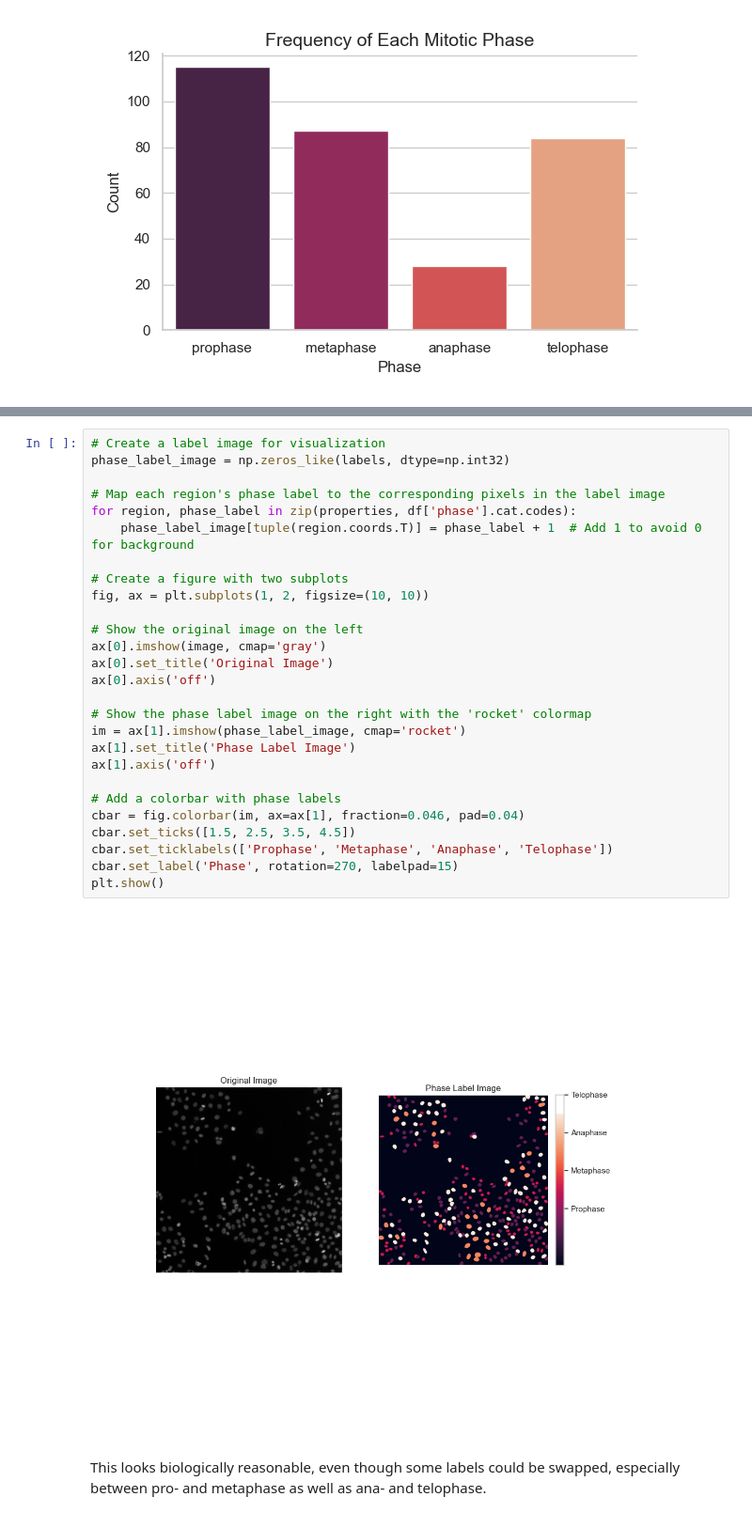
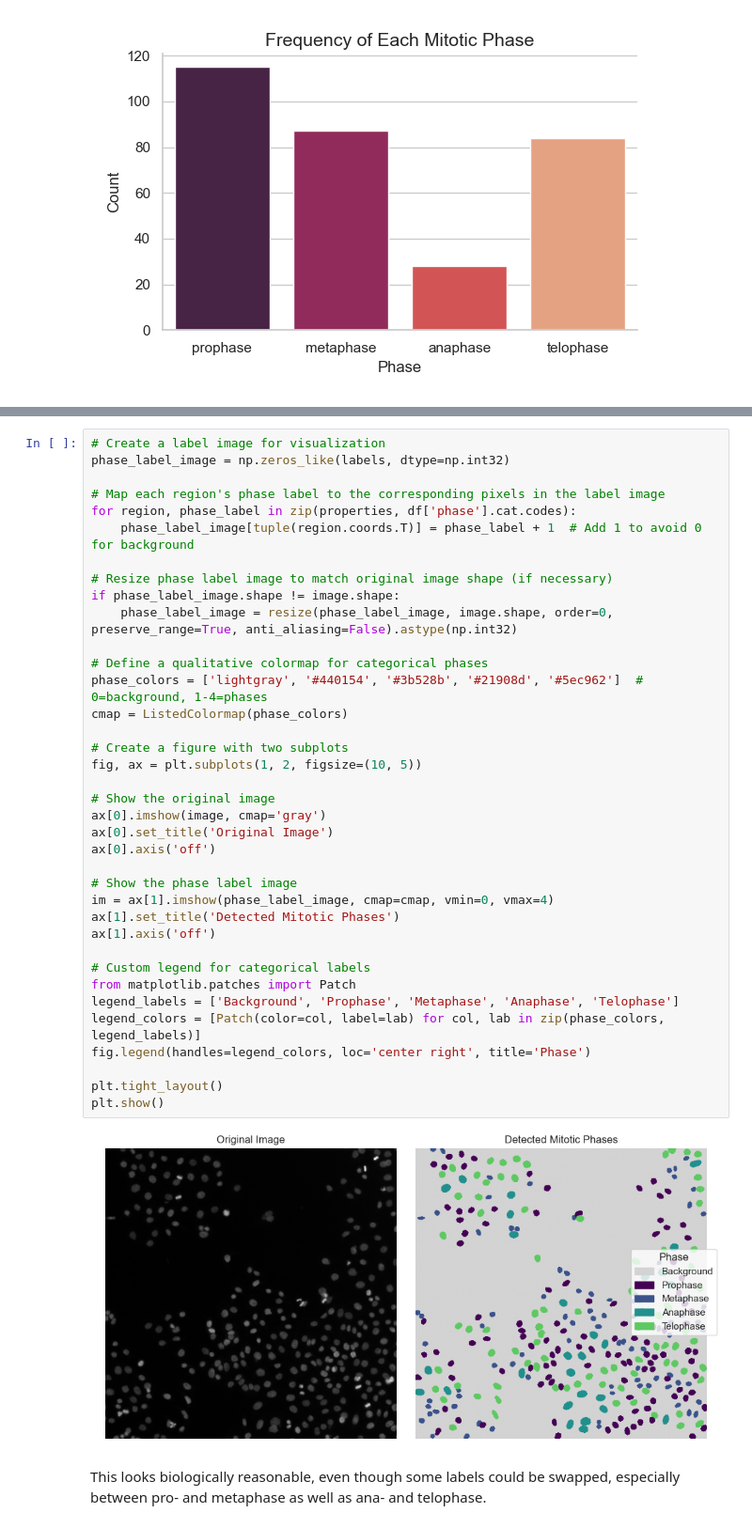
Before and after one commit to marabuuu/rse-lab, a Jupyter notebook: notebooks/RSE_assignment.ipynb, the cells around one changed output, grey strips where cells are left out. Shown at 94% size. Drawn from its saved outputs; the diff is of its cells as text.

```diff
--- a/notebooks/RSE_assignment.ipynb
+++ b/notebooks/RSE_assignment.ipynb
@@ -414,32 +437,42 @@ Now, it would still be very interesting to see the spatial distribution of the d
 # %%
 # Create a label image for visualization
 phase_label_image = np.zeros_like(labels, dtype=np.int32)
 
 # Map each region's phase label to the corresponding pixels in the label image
 for region, phase_label in zip(properties, df['phase'].cat.codes):
     phase_label_image[tuple(region.coords.T)] = phase_label + 1  # Add 1 to avoid 0 for background
 
+# Resize phase label image to match original image shape (if necessary)
+if phase_label_image.shape != image.shape:
+    phase_label_image = resize(phase_label_image, image.shape, order=0, preserve_range=True, anti_aliasing=False).astype(np.int32)
+
+# Define a qualitative colormap for categorical phases
+phase_colors = ['lightgray', '#440154', '#3b528b', '#21908d', '#5ec962']  # 0=background, 1-4=phases
+cmap = ListedColormap(phase_colors)
+
 # Create a figure with two subplots
-fig, ax = plt.subplots(1, 2, figsize=(10, 10))
+fig, ax = plt.subplots(1, 2, figsize=(10, 5))
 
-# Show the original image on the left
+# Show the original image
 ax[0].imshow(image, cmap='gray')
 ax[0].set_title('Original Image')
 ax[0].axis('off')
 
-# Show the phase label image on the right with the 'rocket' colormap
-im = ax[1].imshow(phase_label_image, cmap='rocket')
-ax[1].set_title('Phase Label Image')
+# Show the phase label image
+im = ax[1].imshow(phase_label_image, cmap=cmap, vmin=0, vmax=4)
+ax[1].set_title('Detected Mitotic Phases')
 ax[1].axis('off')
 
-# Add a colorbar with phase labels
-cbar = fig.colorbar(im, ax=ax[1], fraction=0.046, pad=0.04)
-cbar.set_ticks([1.5, 2.5, 3.5, 4.5])
-cbar.set_ticklabels(['Prophase', 'Metaphase', 'Anaphase', 'Telophase'])
-cbar.set_label('Phase', rotation=270, labelpad=15)
+# Custom legend for categorical labels
+from matplotlib.patches import Patch
+legend_labels = ['Background', 'Prophase', 'Metaphase', 'Anaphase', 'Telophase']
+legend_colors = [Patch(color=col, label=lab) for col, lab in zip(phase_colors, legend_labels)]
+fig.legend(handles=legend_colors, loc='center right', title='Phase')
+
+plt.tight_layout()
 plt.show()
 # %% [output]
-[figure, old version]
+[figure, new version]
 # %% [markdown]
 This looks biologically reasonable, even though some labels could be swapped, especially between pro- and metaphase as well as ana- and telophase.
 # %% [markdown]
```
Also changed, not shown: parts of 19 cells of this notebook, 2 other files.
